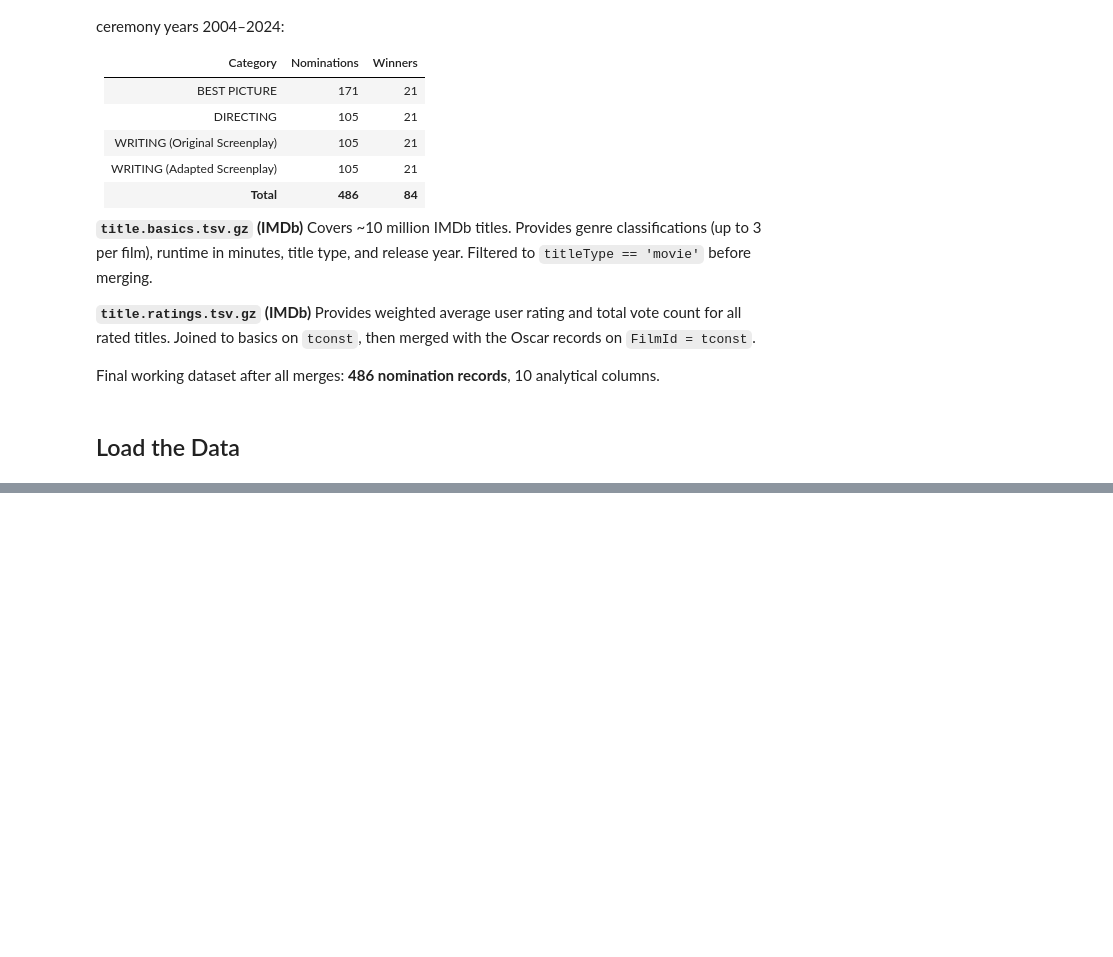
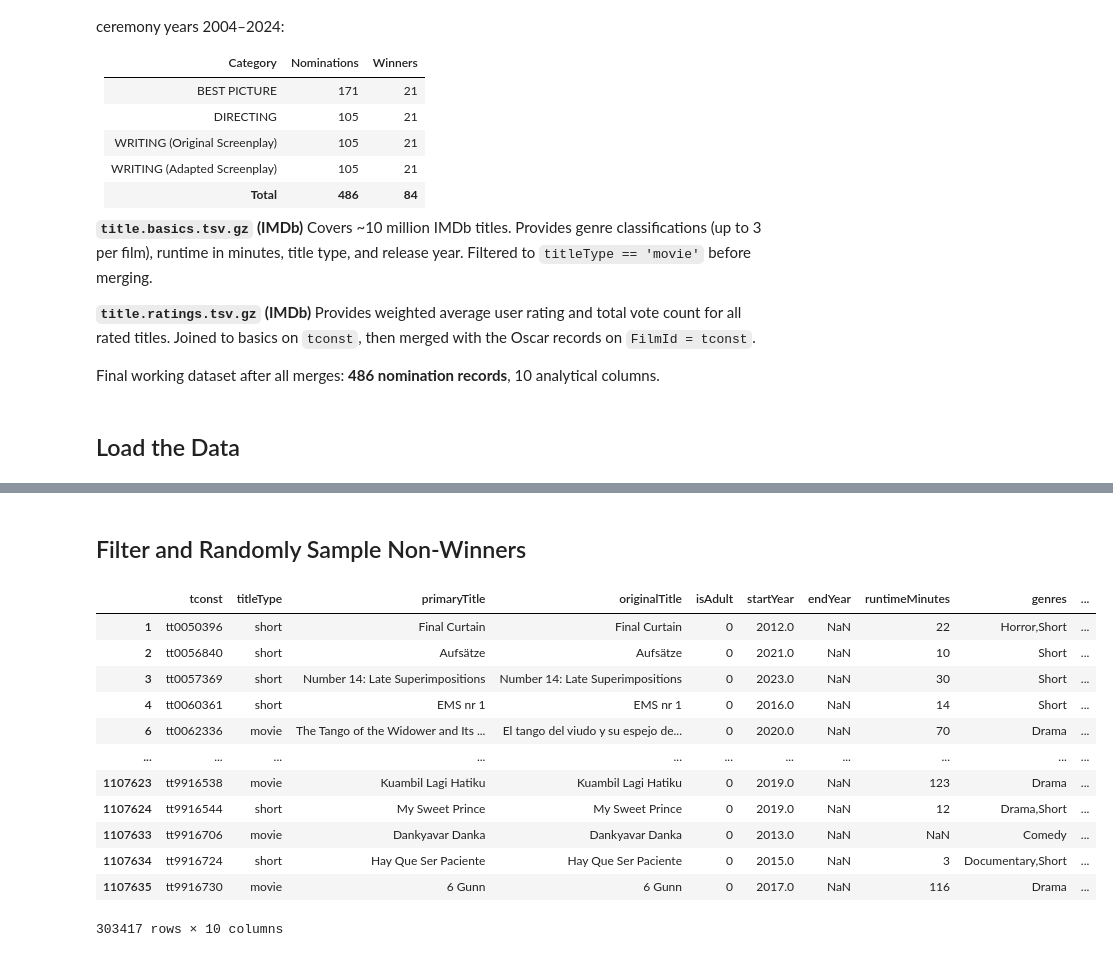
Before and after one commit to EdisonAyranisthebest/Math_189_FinalProject, a Jupyter notebook: Genre_Bias.ipynb, the cells around one changed output, grey strips where cells are left out. Cells and saved outputs as stored; diff of their text form; code cells hidden in the pictures; blank space fills up the shorter version.

```diff
--- a/Genre_Bias.ipynb
+++ b/Genre_Bias.ipynb
@@ -151,0 +209,7 @@ imdb_ratings.head()
+# %%
+winning_films_in_range = winning_films_with_genre[~winning_films_with_genre['Year'].isin(['1927/28', '1928/29', '1929/30', '1930/31', '1931/32', '1932/33'])]
+winning_films_in_range = winning_films_in_range[(winning_films_in_range['Year'].astype(int) >= 2004) & (winning_films_in_range['Year'].astype(int) <= 2024)]
+
+cleaned_winners = winning_films_in_range.drop_duplicates(subset=['Film'], keep='first').reset_index()[['Year', 'Film', 'genres', 'averageRating', 'tconst']]
+cleaned_winners = cleaned_winners.dropna()
+cleaned_winners
@@ -151,0 +230,29 @@ imdb_ratings.head()
+# %% [markdown]
+## Filter and Randomly Sample Non-Winners ##
+# %%
+filtered_imdb = imdb_basics[~imdb_basics['tconst'].isin(cleaned_winners['tconst'].tolist())]
+filtered_imdb = filtered_imdb[(filtered_imdb['startYear'] >= 2004) & (filtered_imdb['startYear'] <= 2024)]
+filtered_imdb = filtered_imdb[filtered_imdb['titleType'].isin(['movie', 'short'])]
+
+filtered_imdb = filtered_imdb.merge(
+    imdb_ratings[['tconst', 'averageRating']],
+    on='tconst',
+    how='left'
+)
+
+filtered_imdb = filtered_imdb[~filtered_imdb['averageRating'].isna()]
+filtered_imdb
+# %% [output]
+|  | tconst | titleType | primaryTitle | originalTitle | isAdult | startYear | endYear | runtimeMinutes | genres | ... |
+| 1 | tt0050396 | short | Final Curtain | Final Curtain | 0 | 2012.0 | NaN | 22 | Horror,Short | ... |
+| 2 | tt0056840 | short | Aufsätze | Aufsätze | 0 | 2021.0 | NaN | 10 | Short | ... |
+| 3 | tt0057369 | short | Number 14: Late Superimpositions | Number 14: Late Superimpositions | 0 | 2023.0 | NaN | 30 | Short | ... |
+| 4 | tt0060361 | short | EMS nr 1 | EMS nr 1 | 0 | 2016.0 | NaN | 14 | Short | ... |
+| 6 | tt0062336 | movie | The Tango of the Widower and Its ... | El tango del viudo y su espejo de... | 0 | 2020.0 | NaN | 70 | Drama | ... |
+| ... | ... | ... | ... | ... | ... | ... | ... | ... | ... | ... |
+| 1107623 | tt9916538 | movie | Kuambil Lagi Hatiku | Kuambil Lagi Hatiku | 0 | 2019.0 | NaN | 123 | Drama | ... |
+| 1107624 | tt9916544 | short | My Sweet Prince | My Sweet Prince | 0 | 2019.0 | NaN | 12 | Drama,Short | ... |
+| 1107633 | tt9916706 | movie | Dankyavar Danka | Dankyavar Danka | 0 | 2013.0 | NaN | NaN | Comedy | ... |
+| 1107634 | tt9916724 | short | Hay Que Ser Paciente | Hay Que Ser Paciente | 0 | 2015.0 | NaN | 3 | Documentary,Short | ... |
+| 1107635 | tt9916730 | movie | 6 Gunn | 6 Gunn | 0 | 2017.0 | NaN | 116 | Drama | ... |
+303417 rows × 10 columns
```
Also changed, not shown: parts of 11 cells of this notebook.
